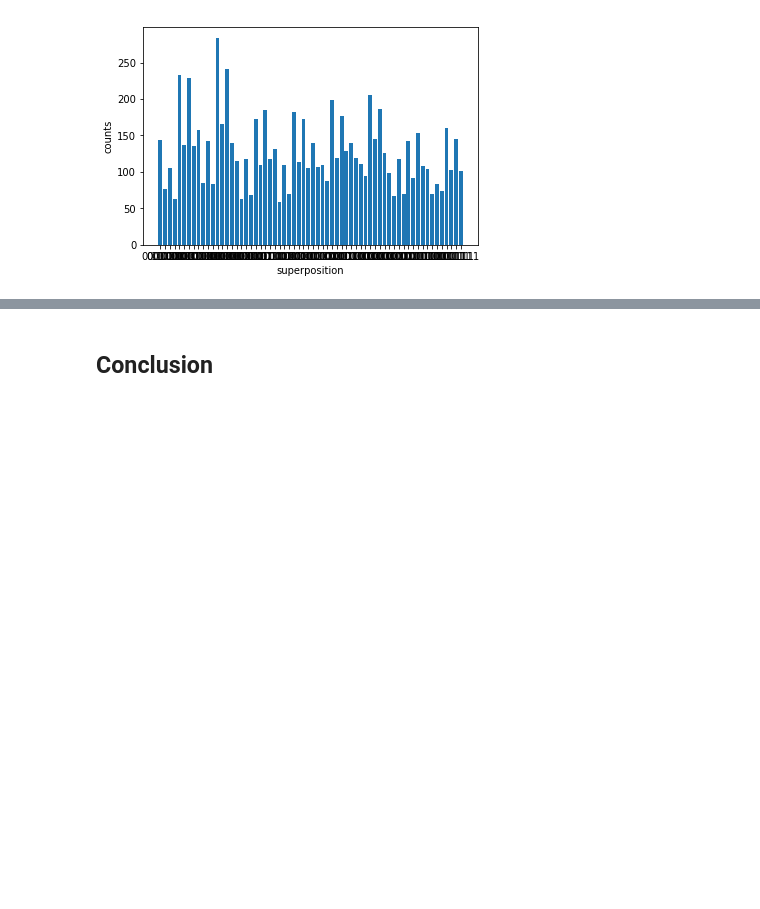
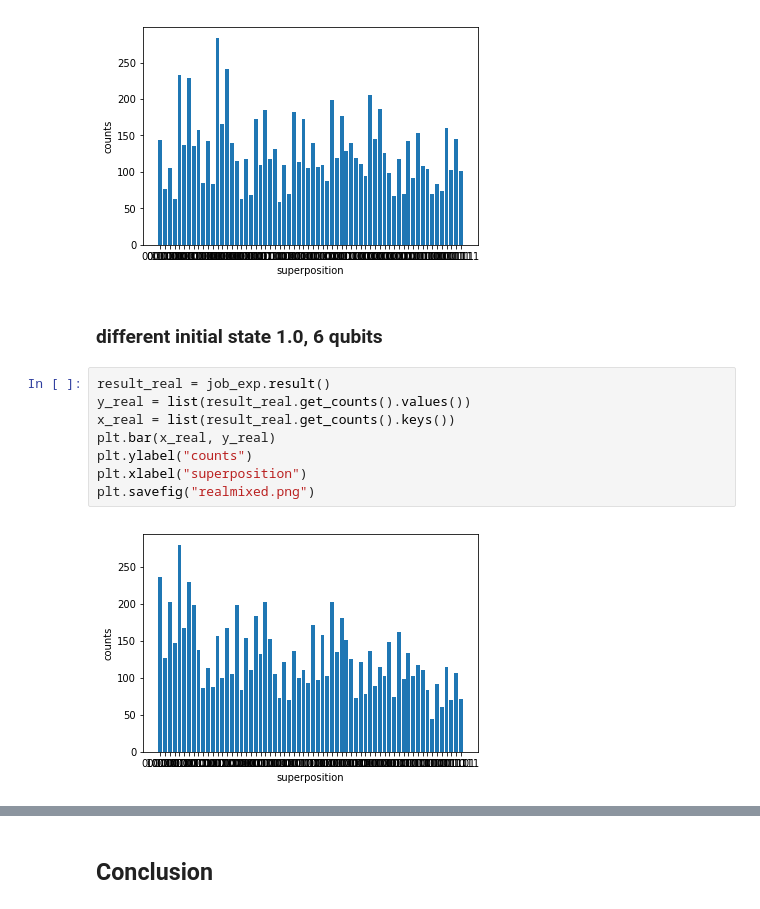
Before and after one commit to QML-UOS/quantum-fourier-transform-demo-a-new-team, a Jupyter notebook: quantum-fourrier-transform-quantum-dudes.ipynb, the cells around one changed output, grey strips where cells are left out. Cells and saved outputs as stored; diff of their text form; blank space fills up the shorter version.

```diff
--- a/quantum-fourrier-transform-quantum-dudes.ipynb
+++ b/quantum-fourrier-transform-quantum-dudes.ipynb
@@ -157,3 +157,15 @@ plt.xlabel("superposition")
 plt.savefig("real.png")
 # %% [output]
 [figure]
+# %% [markdown]
+### different initial state 1.0, 6 qubits
+# %%
+result_real = job_exp.result()
+y_real = list(result_real.get_counts().values())
+x_real = list(result_real.get_counts().keys())
+plt.bar(x_real, y_real)
+plt.ylabel("counts")
+plt.xlabel("superposition")
+plt.savefig("realmixed.png")
+# %% [output]
+[figure, added]
```
Also changed, not shown: parts of 6 cells of this notebook.
